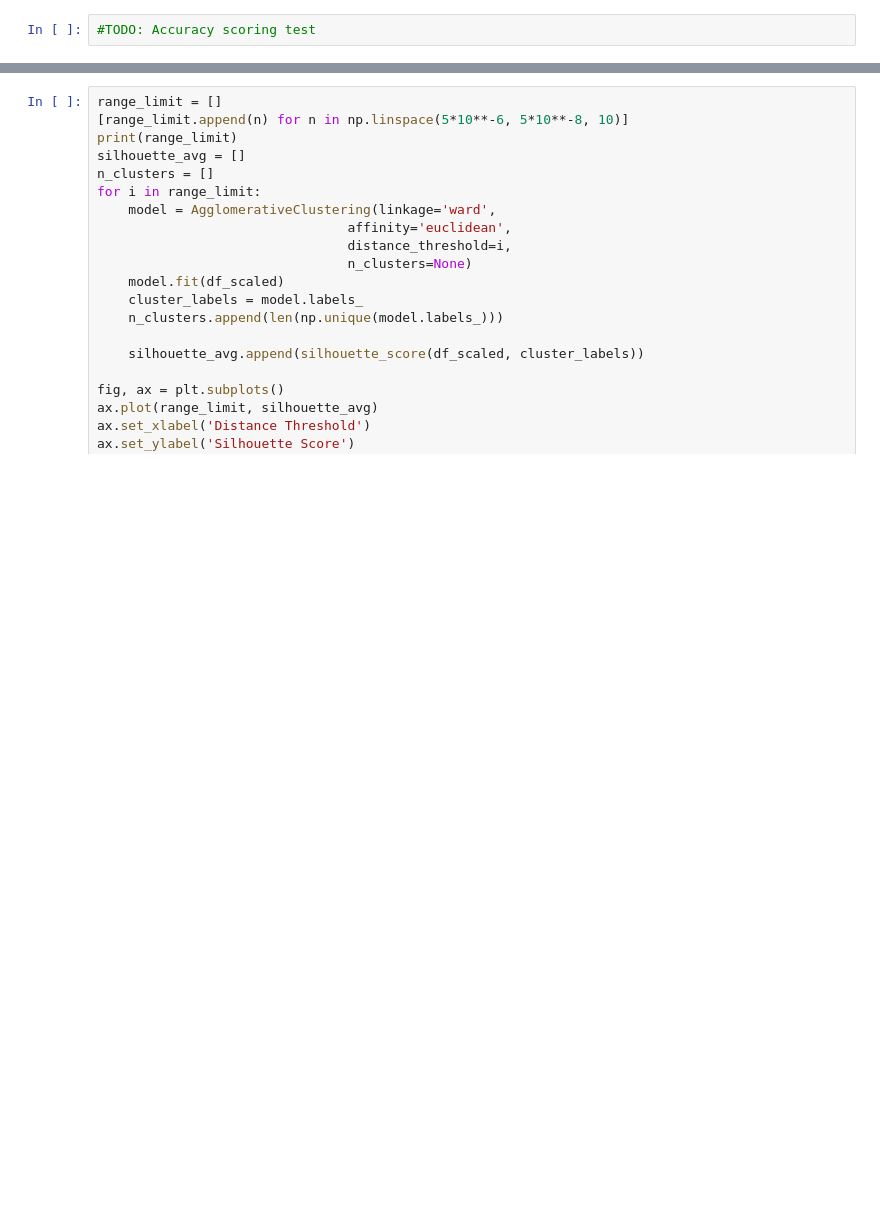
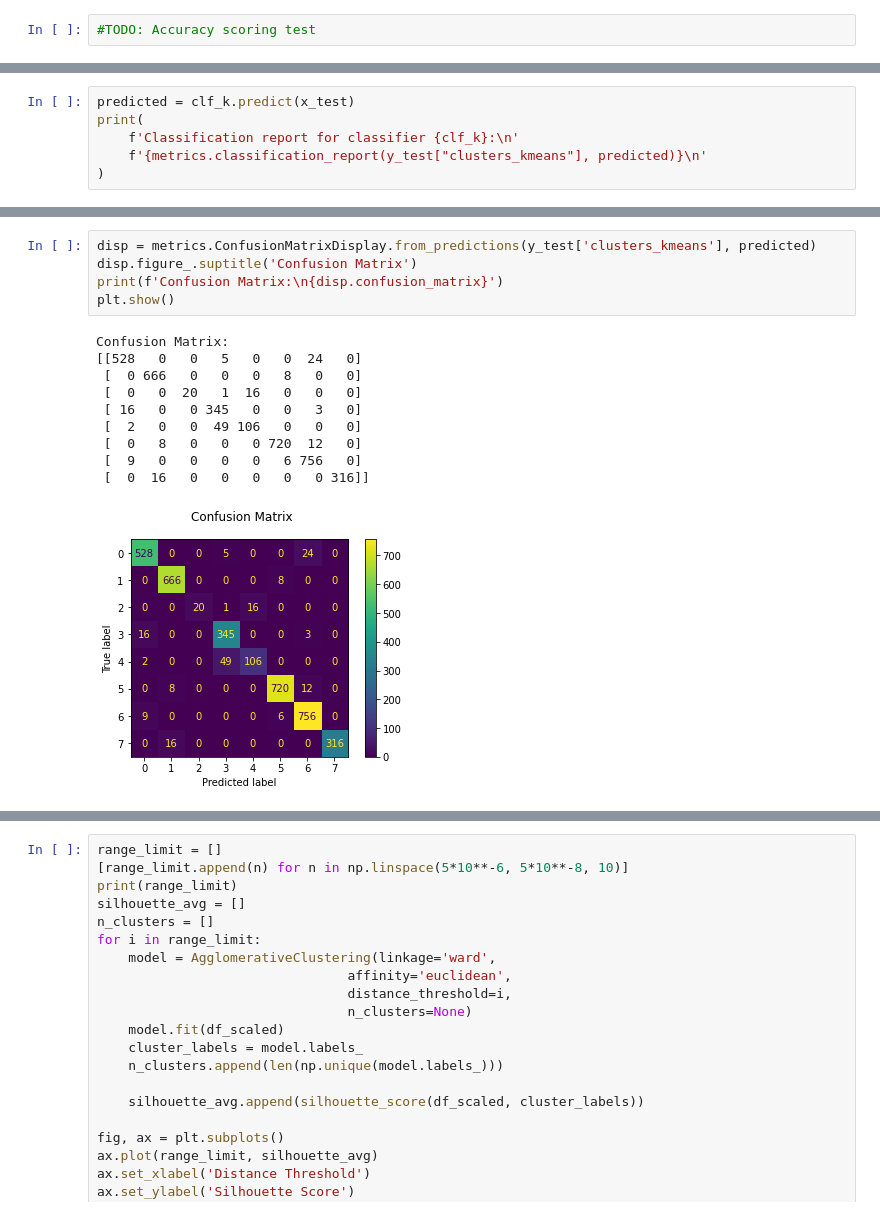
Before and after one commit to sskett/cosc301, a Jupyter notebook: testing.ipynb, the cells around one changed output, grey strips where cells are left out. Cells and saved outputs as stored; diff of their text form; blank space fills up the shorter version.

```diff
--- a/testing.ipynb
+++ b/testing.ipynb
@@ -261,0 +261,6 @@ array([0, 1, 2, 3, 4, 5, 6, 7], dtype=int32)
+# %%
+predicted = clf_k.predict(x_test)
+print(
+    f'Classification report for classifier {clf_k}:\n'
+    f'{metrics.classification_report(y_test["clusters_kmeans"], predicted)}\n'
+)
@@ -261,0 +283,16 @@ array([0, 1, 2, 3, 4, 5, 6, 7], dtype=int32)
+# %%
+disp = metrics.ConfusionMatrixDisplay.from_predictions(y_test['clusters_kmeans'], predicted)
+disp.figure_.suptitle('Confusion Matrix')
+print(f'Confusion Matrix:\n{disp.confusion_matrix}')
+plt.show()
+# %% [output]
+Confusion Matrix:
+[[528   0   0   5   0   0  24   0]
+ [  0 666   0   0   0   8   0   0]
+ [  0   0  20   1  16   0   0   0]
+ [ 16   0   0 345   0   0   3   0]
+ [  2   0   0  49 106   0   0   0]
+ [  0   8   0   0   0 720  12   0]
+ [  9   0   0   0   0   6 756   0]
+ [  0  16   0   0   0   0   0 316]]
+[figure, added]
```
Also changed, not shown: parts of 49 cells of this notebook, 2 other files.
